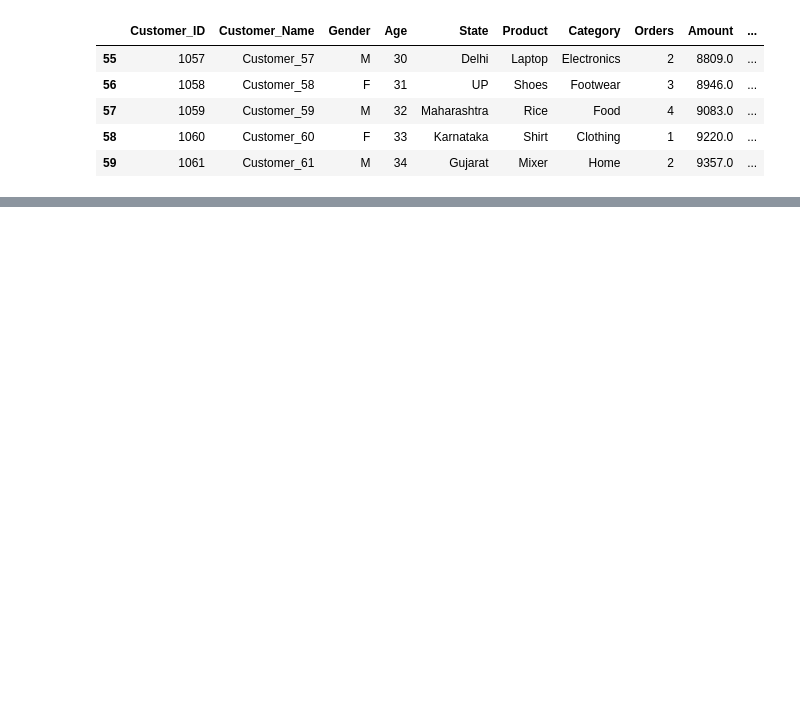
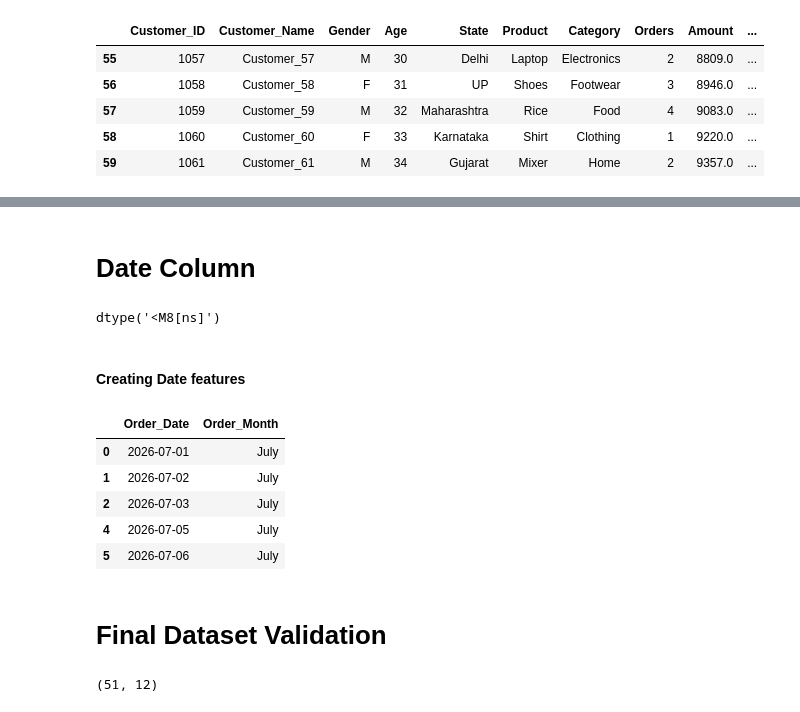
Before and after one commit to aksa106/Data-Analysis-with-Python, a Jupyter notebook: Data_Cleaning_Practice/Data_Cleaning1.ipynb, the cells around one changed output, grey strips where cells are left out. Saved outputs shown, nothing was run; the diff lists cells and outputs as text; code cells hidden in the pictures; blank space fills up the shorter version.

```diff
--- a/Data_Cleaning_Practice/Data_Cleaning.ipynb
+++ b/Data_Cleaning_Practice/Data_Cleaning1.ipynb
@@ -461,0 +401,4 @@ Index(['Customer_ID', 'Customer_Name', 'Gender', 'Age', 'State', 'Product',
+# %%
+## let us drop this col as it does not makes sense someone buyins a short for -500 rupees
+
+df.drop(index=38, inplace=True)
@@ -461,0 +422,4 @@ Index(['Customer_ID', 'Customer_Name', 'Gender', 'Age', 'State', 'Product',
+# %%
+## Let us remove this column
+
+df.drop(index=48, inplace=True)
@@ -461,0 +433,29 @@ Index(['Customer_ID', 'Customer_Name', 'Gender', 'Age', 'State', 'Product',
+# %% [markdown]
+# Date Column
+# %%
+## Date Validation
+
+df['Order_Date'] = pd.to_datetime(df['Order_Date'])
+# %%
+df['Order_Date'].dtype
+# %% [output]
+dtype('<M8[ns]')
+# %% [markdown]
+#### Creating Date features
+# %%
+df['Order_Month'] = df['Order_Date'].dt.month_name()
+# %%
+df[['Order_Date', 'Order_Month']].head()
+# %% [output]
+|  | Order_Date | Order_Month |
+| 0 | 2026-07-01 | July |
+| 1 | 2026-07-02 | July |
+| 2 | 2026-07-03 | July |
+| 4 | 2026-07-05 | July |
+| 5 | 2026-07-06 | July |
+# %% [markdown]
+# Final Dataset Validation
+# %%
+df.shape
+# %% [output]
+(51, 12)
```
Also changed, not shown: parts of 93 cells of this notebook.
